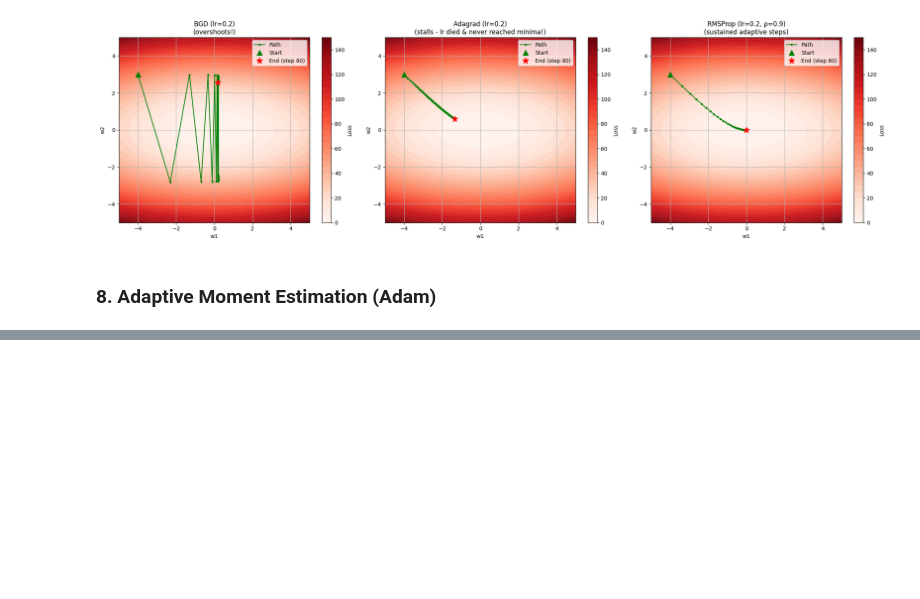
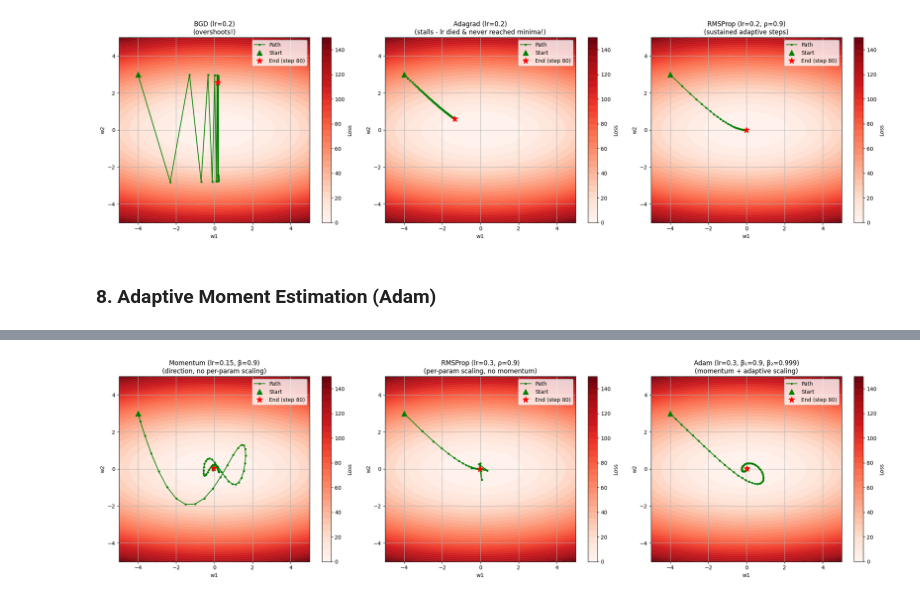
Before and after one commit to ikabrain/UCS761-Deep-Learning-Lab, a Jupyter notebook: DL_assign6.ipynb, the cells around one changed output, grey strips where cells are left out. Cells and saved outputs as stored; diff of their text form; code cells hidden in the pictures; blank space fills up the shorter version.

Commit message:
feat(assign6): implement Adam

```diff
--- a/DL_assign6.ipynb
+++ b/DL_assign6.ipynb
@@ -589,8 +589,8 @@ class RMSProp(Optimizer):
 
     State per layer
     ---------------
-    GW : exponential moving average of squared gradients for W, init zeros
-    Gb : exponential moving average of squared gradients for b, init zeros
+    GW : exponential moving average of squared gradients for W, initially zeros
+    Gb : exponential moving average of squared gradients for b, initially zeros
 
     Update rule
     -----------
@@ -647,0 +742,16 @@ plt.show()
+# %%
+fig, axs = plt.subplots(1, 3, figsize=(21, 6))
+
+plt.sca(axs[0])
+Momentum(lr=0.15, beta=0.9).plot(max_iter=80, title="Momentum (lr=0.15, β=0.9)\n(direction, no per-param scaling)", seed=SEED)
+
+plt.sca(axs[1])
+RMSProp(lr=0.3, rho=0.9).plot(max_iter=80, title="RMSProp (lr=0.3, ρ=0.9)\n(per-param scaling, no momentum)", seed=SEED)
+
+plt.sca(axs[2])
+Adam(lr=0.3, beta1=0.9, beta2=0.999).plot(max_iter=80, title="Adam (lr=0.3, β₁=0.9, β₂=0.999)\n(momentum + adaptive scaling)", seed=SEED)
+
+plt.tight_layout()
+plt.show()
+# %% [output]
+[figure, added]
```
Also changed, not shown: parts of 6 cells of this notebook.
